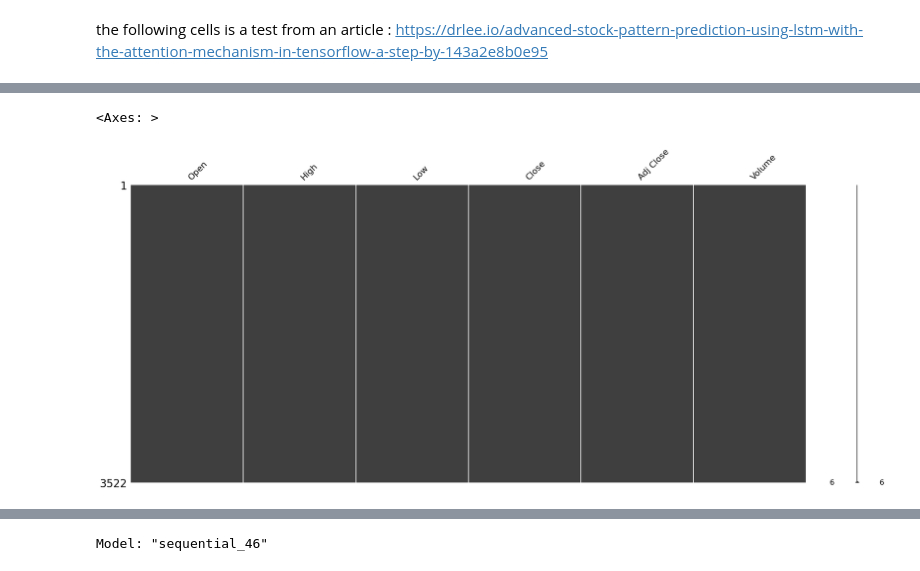
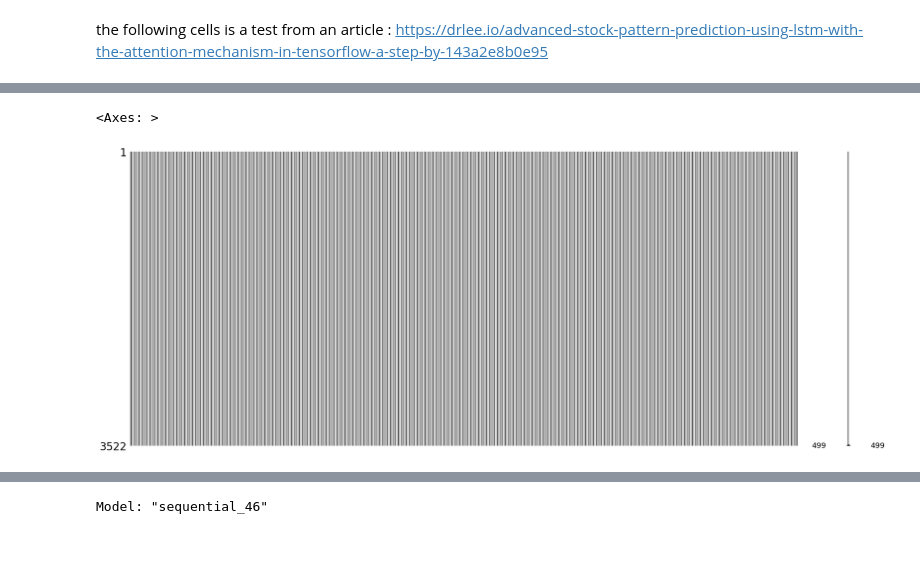
Before and after one commit to NicoJanko/Trading_Prediction, a Jupyter notebook: Exploratory_Analysis/Exploratory_analysis.ipynb, the cells around one changed output, grey strips where cells are left out. Drawn from its saved outputs; the diff is of its cells as text; code cells hidden in the pictures; blank space fills up the shorter version.

```diff
--- a/Exploratory_Analysis/Exploratory_analysis.ipynb
+++ b/Exploratory_Analysis/Exploratory_analysis.ipynb
@@ -43,0 +34,6 @@ memory usage: 192.6 KB
+# %%
+#test with SP500
+sp500 = pd.read_html('https://en.wikipedia.org/wiki/List_of_S%26P_500_companies')[0]
+tickers = sp500['Symbol'].tolist()
+
+all_data = yf.download(tickers, start='2010-01-01', end='2024-01-01')
@@ -44,5 +67,7 @@ memory usage: 192.6 KB
+# %%
+all_data = all_data['Adj Close']
 # %%
-msno.matrix(aapl_data)
+msno.matrix(all_data)
 # %% [output]
 <Axes: >
-[figure, old version]
+[figure, new version]
```
Also changed, not shown: parts of 17 cells of this notebook.
